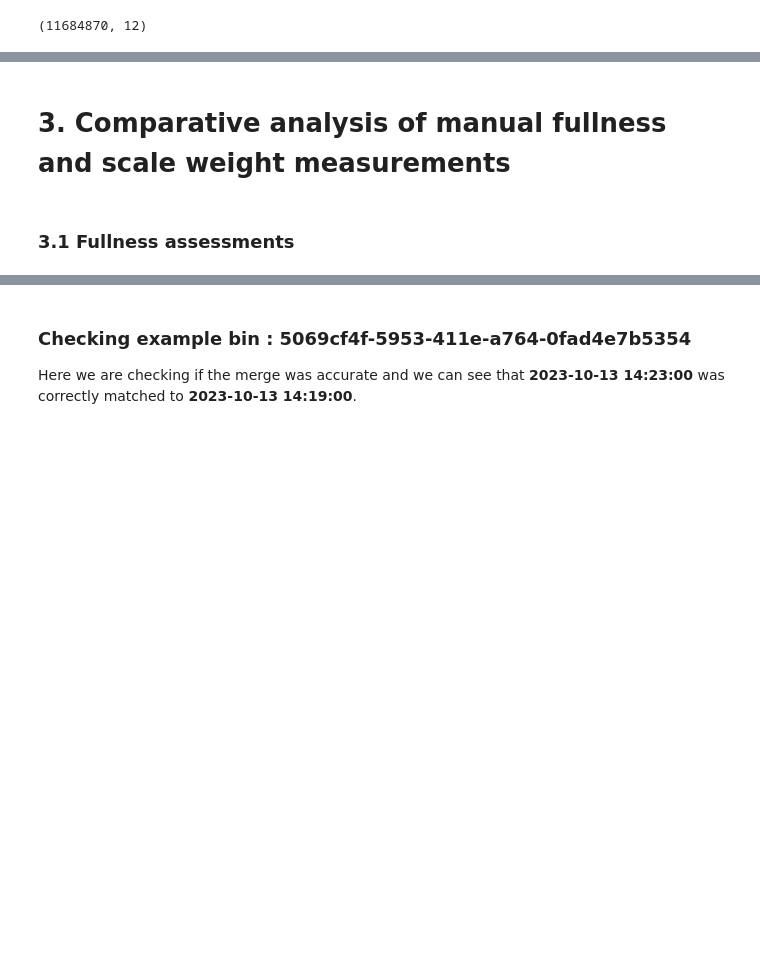
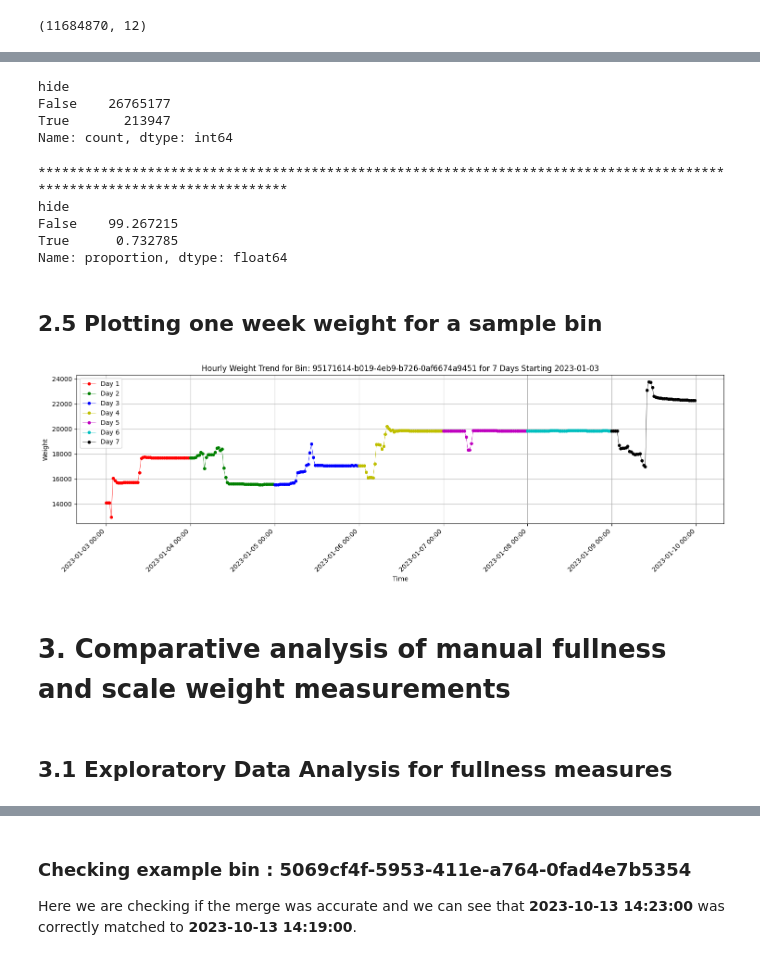
Before and after one commit to BU-Spark/ds-spare-it-scale-calib, a Jupyter notebook: fa23-team/src/Project_report-final.ipynb, the cells around one changed output, grey strips where cells are left out. Cells and saved outputs as stored; diff of their text form; code cells hidden in the pictures; blank space fills up the shorter version.

```diff
--- a/fa23-team/src/Project_report-final.ipynb
+++ b/fa23-team/src/Project_report-final.ipynb
@@ -31,5 +34,5 @@ import seaborn as sns
 - scale_records: This dataset comprises automated scale measurements of waste bins. It includes the weight data along with error codes and other metadata
 - fullness_assessments: This dataset represents manual assessments of waste bin fullness. Each record includes details about the bin, its location, and the assessment specifics
 # %%
-fullness_assessments = pd.read_csv("/Users/ishan/Downloads/fullness-assessments CCDS as of Oct 13 2023.csv")
-scale_records = pd.read_csv("/Users/ishan/Downloads/Spare-it V5 scale records Jan 1 to Oct 16 2023-001.csv")
+fullness_assessments = pd.read_csv("/Users/ishan/Downloads/fullness-assessments CCDS as of Oct 13 2023.csv",parse_dates=['date'])
+scale_records = pd.read_csv("/Users/ishan/Downloads/Spare-it V5 scale records Jan 1 to Oct 16 2023-001.csv",parse_dates=['createdat','updatedat'])
@@ -67,3 +134,4 @@ duplicates.shape # 11.6M Duplicates
 (11684870, 12)
 # %%
 scale_records_clean = scale_records.drop_duplicates()
+scale_records_clean = scale_records_clean.copy()
@@ -70,4 +262,68 @@ scale_records_clean = scale_records.drop_duplicates()
+# %%
+print(scale_records['hide'].value_counts())
+# %% [output]
+hide
+False    26765177
+True       213947
+Name: count, dtype: int64
+# %%
+percentage_errors = scale_records_clean['hide'].value_counts(normalize=True) * 100
+print("************************************************************************************************************************")
+print(percentage_errors)
+# %% [output]
+************************************************************************************************************************
+hide
+False    99.267215
+True      0.732785
+Name: proportion, dtype: float64
+# %% [markdown]
+## 2.5 Plotting one week weight for a sample bin
+# %%
+import pandas as pd
+import matplotlib.pyplot as plt
+import matplotlib.dates as mdates
+
+
+# Select a random bin
+random_bin = scale_records_clean['bin'].iloc[10]
+
+# Define a function to filter and resample records for a given date
+def get_daily_records(date):
+    next_day = date + pd.Timedelta(days=1)
+    one_day_records = scale_records_clean[(scale_records_clean['bin'] == random_bin) &
+                                (scale_records_clean['createdat'] >= date) &
+                                (scale_records_clean['createdat'] < next_day)]
+    columns_to_include = ['weight']
+    half_hour_intervals = one_day_records.set_index('createdat')[columns_to_include].resample('30T').mean()
+    return half_hour_intervals
+
+# Set the start date
+start_date = pd.Timestamp('2023-01-03')
+all_records = pd.concat([get_daily_records(start_date + pd.Timedelta(days=i)) for i in range(7)])
+
+# Plotting
+plt.figure(figsize=(15,5))
+
+colors = ['r', 'g', 'b', 'y', 'm', 'c', 'k']
+
+# Loop through each day and plot separately with different color
+for i in range(7):
+    daily_records = get_daily_records(start_date + pd.Timedelta(days=i))
+    plt.plot(daily_records.index, daily_records['weight'], marker='o', linestyle='-', markersize=4, linewidth=0.5, label=f'Day {i+1}', color=colors[i])
+
+plt.title(f"Hourly Weight Trend for Bin: {random_bin} for 7 Days Starting {start_date.date()}")
+plt.xlabel('Time')
+plt.ylabel('Weight')
+
+# Formatting for x-axis
+plt.gca().xaxis.set_major_formatter(mdates.DateFormatter('%Y-%m-%d %H:%M'))
+plt.xticks(rotation=45, ha='right')  # 'ha' adjusts the alignment of the datetime values
+
+plt.legend()
+plt.tight_layout()
+plt.grid(True)
+plt.show()
+# %% [output]
+[figure, added]
 # %% [markdown]
 # 3. Comparative analysis of manual fullness and scale weight measurements
-# %% [markdown]
-### 3.1 Fullness assessments
@@ -78,2 +330,4 @@ scale_records_clean = scale_records.drop_duplicates()
+# %% [markdown]
+## 3.1 Exploratory Data Analysis for fullness measures
 # %%
 fullness_assessments.head(5)
```
Also changed, not shown: parts of 57 cells of this notebook, 4 other files.
